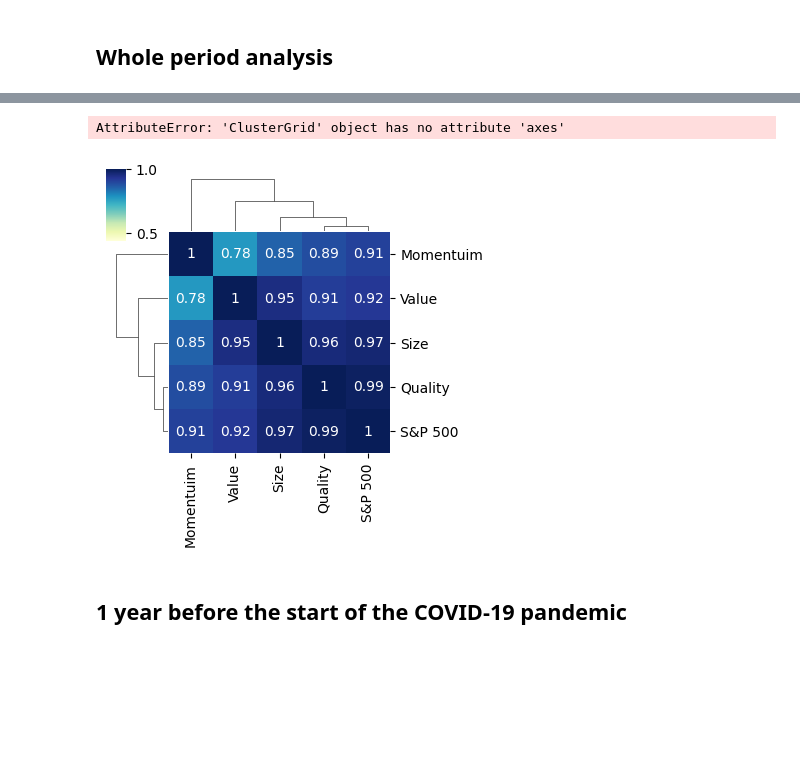
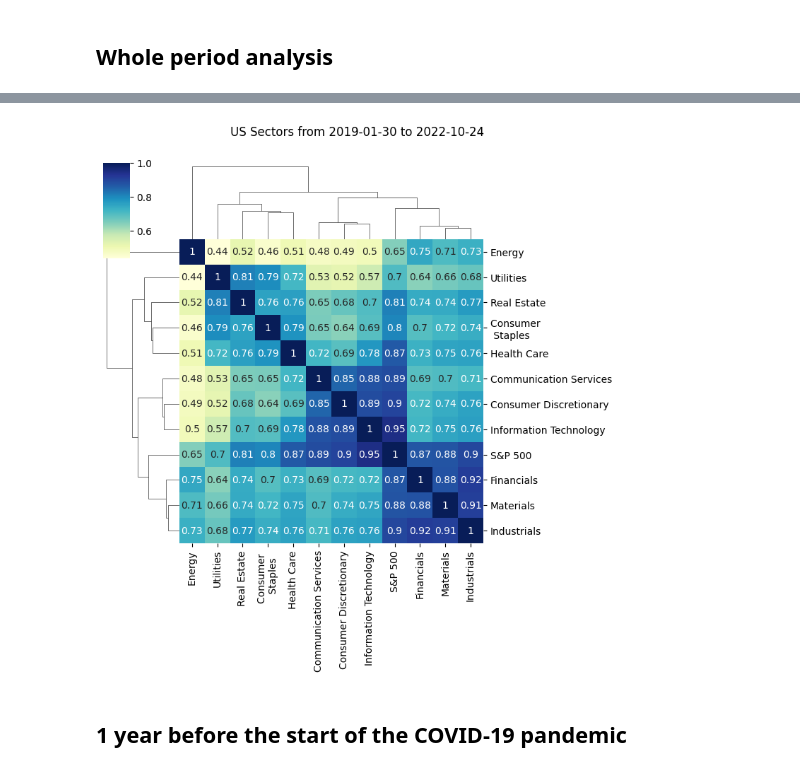
Before and after one commit to FilippoCaramatti/Sectors_Factors, a Jupyter notebook: prova.ipynb, the cells around one changed output, grey strips where cells are left out. Saved outputs shown, nothing was run; the diff lists cells and outputs as text; code cells hidden in the pictures; blank space fills up the shorter version.

```diff
--- a/prova.ipynb
+++ b/prova.ipynb
@@ -135,14 +156,6 @@ def cluster_analysis(returns, s_date, e_date):
             vmax=1
         ).fig.suptitle('US Sectors from ' + str(s_date) + ' to ' + str(e_date), y=1.05)
 
-    elif returns is eu_sectors_returns:
-        sns.clustermap(
-            corr_period, cmap="YlGnBu",
-            annot=True, figsize=(7.5, 7.5),
-            vmin=min(us_factors_returns.corr().min().min(), us_sectors_returns.corr().min().min()),
-            vmax=1
-        ).fig.suptitle('EU Sectors from ' + str(s_date) + ' to ' + str(e_date), y=1.05)
-
     elif returns is us_factors_returns:
         sns.clustermap(
             corr_period,
@@ -153,4 +166,24 @@ def cluster_analysis(returns, s_date, e_date):
             vmax=1
         ).fig.suptitle('US Factors from ' + str(s_date) + ' to ' + str(e_date), y=1.05)
 
+    elif returns is eu_sectors_returns:
+        sns.clustermap(
+            corr_period, cmap="YlGnBu",
+            annot=True, figsize=(7.5, 7.5),
+            vmin=min(eu_sectors_returns.corr().min().min(), eu_factors_returns.corr().min().min()),
+            vmax=1
+        ).fig.suptitle('EU Sectors from ' + str(s_date) + ' to ' + str(e_date), y=1.05)
+
+    elif returns is eu_factors_returns:
+        plot = sns.clustermap(
+            corr_period,
+            cmap="YlGnBu",
+            annot=True,
+            figsize=(4.5, 4.5),
+            vmin=min(eu_sectors_returns.corr().min().min(), eu_factors_returns.corr().min().min()),
+            vmax=1
+        )
+        plot.fig.suptitle('US Factors from ' + str(s_date) + ' to ' + str(e_date), y=1.05)
+        plot.ax_col_dendrogram.set_visible(False)
+
     else: print("return definition error")
@@ -164,8 +214,7 @@ cluster_analysis(eu_sectors_returns, None, None)
 # %%
-cluster_analysis(us_factors_returns, None, None)
+cluster_analysis(us_sectors_returns, None, None)
 # %% [output]
-AttributeError: 'ClusterGrid' object has no attribute 'axes'
-[figure, old version]
+[figure, new version]
 # %% [markdown]
 <a id="1y"></a>
 
```
Also changed, not shown: parts of 10 cells of this notebook.
